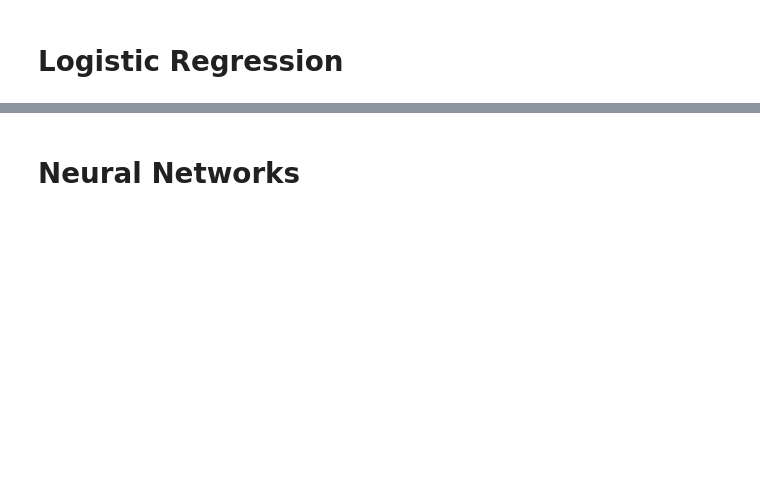
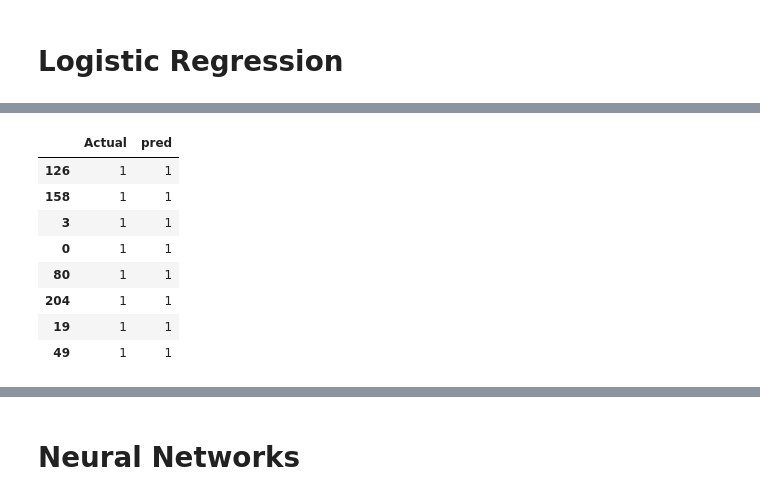
Before and after one commit to Bbert88/brain-stroke-prediction, a Jupyter notebook: Machine_Learning_testing.ipynb, the cells around one changed output, grey strips where cells are left out. Cells and saved outputs as stored; diff of their text form; code cells hidden in the pictures; blank space fills up the shorter version.

```diff
--- a/Machine_Learning_testing.ipynb
+++ b/Machine_Learning_testing.ipynb
@@ -201,8 +140,20 @@ print(accuracy_score(y_test, y_pred))
 # %%
 df_lr = pd.DataFrame()
 # %%
-df_lr["Test"] = y_test
+df_lr["Actual"] = y_test
 # %%
 df_lr["pred"] = y_pred
+# %%
+df_lr.loc[(df_lr["pred"]==1) & (df_lr["Actual"]==1)]
+# %% [output]
+|  | Actual | pred |
+| 126 | 1 | 1 |
+| 158 | 1 | 1 |
+| 3 | 1 | 1 |
+| 0 | 1 | 1 |
+| 80 | 1 | 1 |
+| 204 | 1 | 1 |
+| 19 | 1 | 1 |
+| 49 | 1 | 1 |
 # %%
 df_lr.head(50)
```
Also changed, not shown: parts of 21 cells of this notebook.
